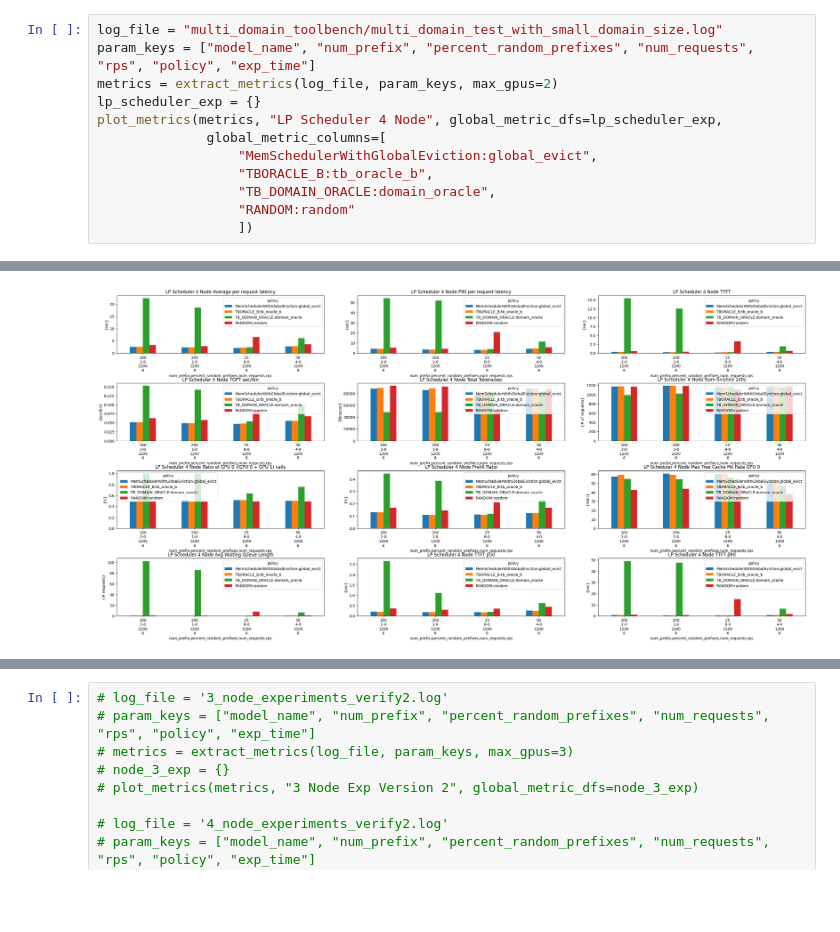
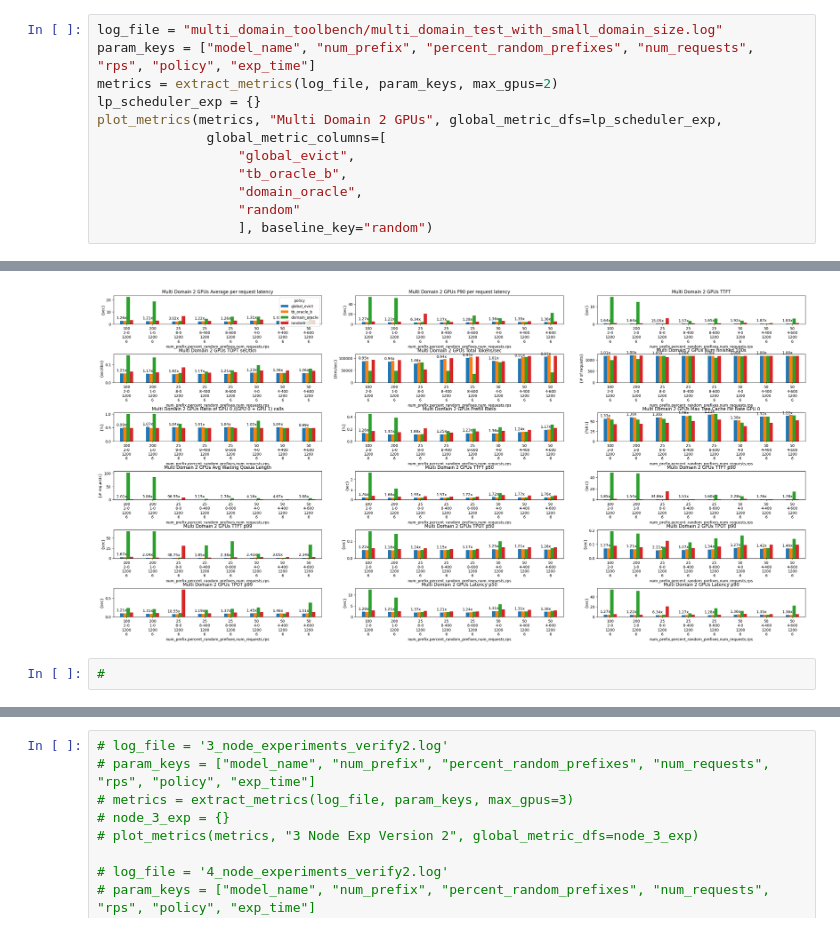
Before and after one commit to WukLab/preble, a Jupyter notebook: multi_node/benchmarks/plot_rps_results.ipynb, the cells around one changed output, grey strips where cells are left out. Drawn from its saved outputs; the diff is of its cells as text; blank space fills up the shorter version.

```diff
--- a/multi_node/benchmarks/plot_rps_results.ipynb
+++ b/multi_node/benchmarks/plot_rps_results.ipynb
@@ -371,11 +382,11 @@ log_file = "multi_domain_toolbench/multi_domain_test_with_small_domain_size.log"
 param_keys = ["model_name", "num_prefix", "percent_random_prefixes", "num_requests", "rps", "policy", "exp_time"]
 metrics = extract_metrics(log_file, param_keys, max_gpus=2)
 lp_scheduler_exp = {}
-plot_metrics(metrics, "LP Scheduler 4 Node", global_metric_dfs=lp_scheduler_exp,
+plot_metrics(metrics, "Multi Domain 2 GPUs", global_metric_dfs=lp_scheduler_exp,
               global_metric_columns=[
-                  "MemSchedulerWithGlobalEviction:global_evict",
-                  "TBORACLE_B:tb_oracle_b",
-                  "TB_DOMAIN_ORACLE:domain_oracle",
-                  "RANDOM:random"
-                  ])
+                  "global_evict",
+                  "tb_oracle_b",
+                  "domain_oracle",
+                  "random"
+                  ], baseline_key="random")
 # %% [output]
@@ -399 +393,3 @@ plot_metrics(metrics, "LP Scheduler 4 Node", global_metric_dfs=lp_scheduler_exp,
-[figure, old version]
+[figure, new version]
+# %%
+#
```
Also changed, not shown: parts of 5 cells of this notebook, 2 other files.
